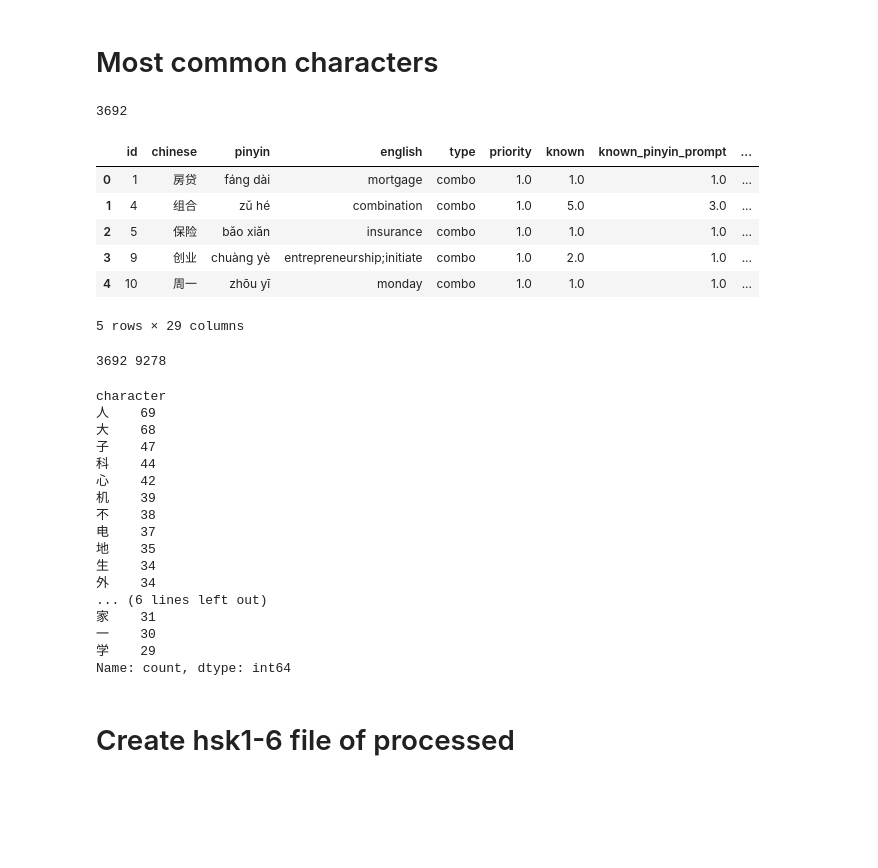
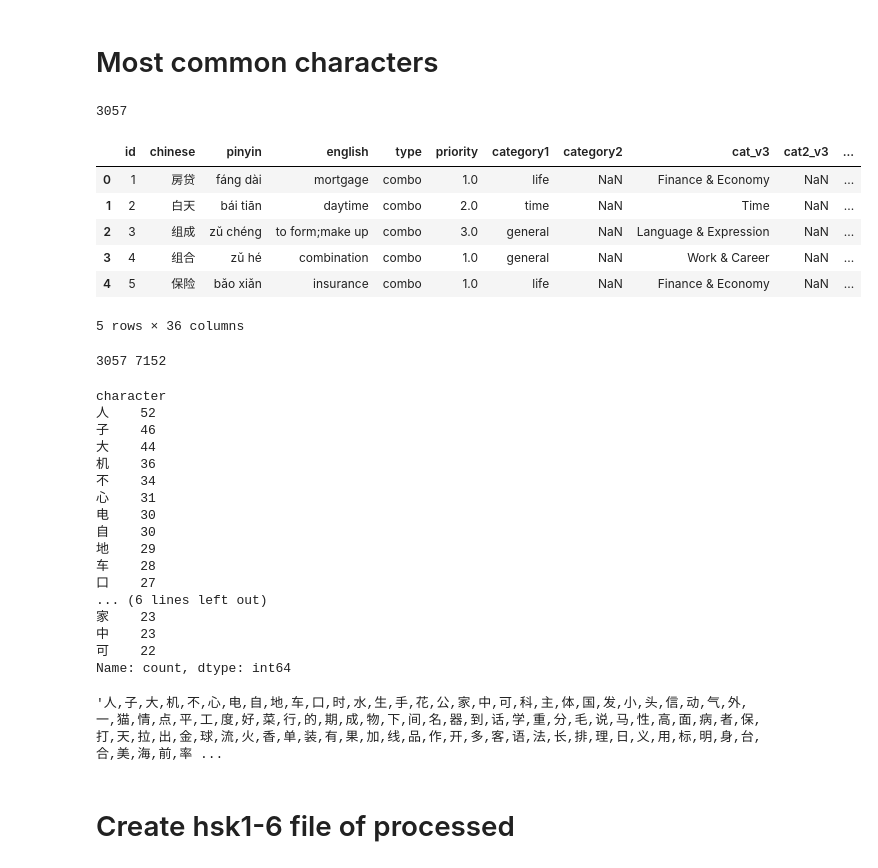
Before and after one commit to srcole/my_mandarin_database, a Jupyter notebook: sandbox.ipynb, the cells around one changed output. Drawn from its saved outputs; the diff is of its cells as text; code cells hidden in the pictures; blank space fills up the shorter version.

```diff
--- a/sandbox.ipynb
+++ b/sandbox.ipynb
@@ -314,22 +316,25 @@ df_tmp.to_csv(f'static/texts/{file_target_folder}/{file_name}.csv', index=False)
 # %%
 from collections import defaultdict
 import pandas as pd
+from constants import WORD_TYPES, PROPER_NOUN_TYPES
 df_all_vocab = pd.read_csv('static/latest_data.csv')
-types_allowed = [
-    'combo', 'proper noun', 'two word', 'suffix', 'no combo', 'prefix', 'single char', 'slang', 'abbreviation'
-]
-df_all_vocab = df_all_vocab[df_all_vocab['type'].isin(types_allowed)].reset_index(drop=True)
+df_all_vocab = df_all_vocab[
+    (df_all_vocab['type'].isin(WORD_TYPES + PROPER_NOUN_TYPES)) &
+    (df_all_vocab['priority'] <= 4) &
+    (df_all_vocab['adu'] >= 3) &
+    (df_all_vocab['per'] >= 3)
+    ].reset_index(drop=True)
 print(len(df_all_vocab))
 df_all_vocab.head()
 # %% [output]
-3692
+3057
-|  | id | chinese | pinyin | english | type | priority | known | known_pinyin_prompt | ... |
-| 0 | 1 | 房贷 | fáng dài | mortgage | combo | 1.0 | 1.0 | 1.0 | ... |
-| 1 | 4 | 组合 | zǔ hé | combination | combo | 1.0 | 5.0 | 3.0 | ... |
-| 2 | 5 | 保险 | bǎo xiǎn | insurance | combo | 1.0 | 1.0 | 1.0 | ... |
-| 3 | 9 | 创业 | chuàng yè | entrepreneurship;initiate | combo | 1.0 | 2.0 | 1.0 | ... |
-| 4 | 10 | 周一 | zhōu yī | monday | combo | 1.0 | 1.0 | 1.0 | ... |
+|  | id | chinese | pinyin | english | type | priority | category1 | category2 | cat_v3 | cat2_v3 | ... |
+| 0 | 1 | 房贷 | fáng dài | mortgage | combo | 1.0 | life | NaN | Finance & Economy | NaN | ... |
+| 1 | 2 | 白天 | bái tiān | daytime | combo | 2.0 | time | NaN | Time | NaN | ... |
+| 2 | 3 | 组成 | zǔ chéng | to form;make up | combo | 3.0 | general | NaN | Language & Expression | NaN | ... |
+| 3 | 4 | 组合 | zǔ hé | combination | combo | 1.0 | general | NaN | Work & Career | NaN | ... |
+| 4 | 5 | 保险 | bǎo xiǎn | insurance | combo | 1.0 | life | NaN | Finance & Economy | NaN | ... |
-5 rows × 29 columns
+5 rows × 36 columns
 # %%
 dict_character_appearances = defaultdict(list)
 for _, row in df_all_vocab.iterrows():
@@ -341,24 +346,28 @@ df_character_appearances = pd.DataFrame(dict_character_appearances)
 print(len(df_all_vocab), len(df_character_appearances))
 df_character_appearances['character'].value_counts().head(20)
 # %% [output]
-3692 9278
+3057 7152
 character
-人    69
-大    68
-子    47
-科    44
-心    42
-机    39
-不    38
-电    37
-地    35
-生    34
-外    34
+人    52
+子    46
+大    44
+机    36
+不    34
+心    31
+电    30
+自    30
+地    29
+车    28
+口    27
 ... (6 lines left out)
-家    31
-一    30
-学    29
+家    23
+中    23
+可    22
 Name: count, dtype: int64
+# %%
+','.join(df_character_appearances['character'].value_counts().index)
+# %% [output]
+'人,子,大,机,不,心,电,自,地,车,口,时,水,生,手,花,公,家,中,可,科,主,体,国,发,小,头,信,动,气,外,一,猫,情,点,平,工,度,好,菜,行,的,期,成,物,下,间,名,器,到,话,学,重,分,毛,说,马,性,高,面,病,者,保,打,天,拉,出,金,球,流,火,香,单,装,有,果,加,线,品,作,开,多,客,语,法,长,排,理,日,义,用,标,明,身,台,合,美,海,前,率 ...
 # %% [markdown]
 # Create hsk1-6 file of processed
 # %%
```
Also changed, not shown: parts of 4 cells of this notebook, 10 other files.
